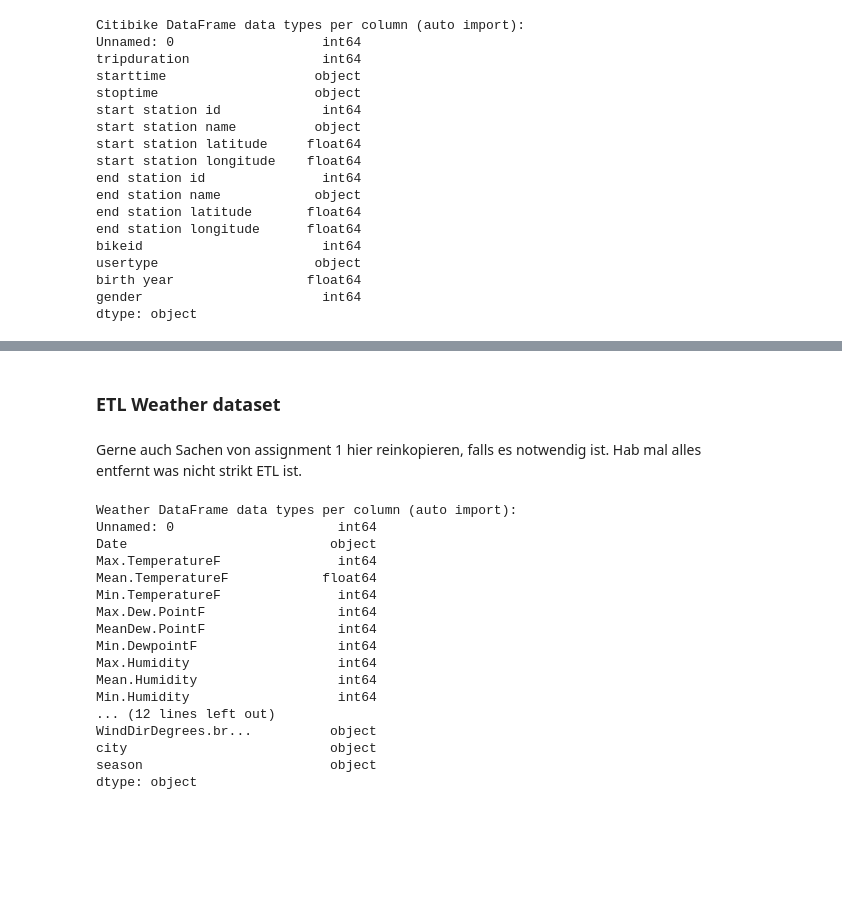
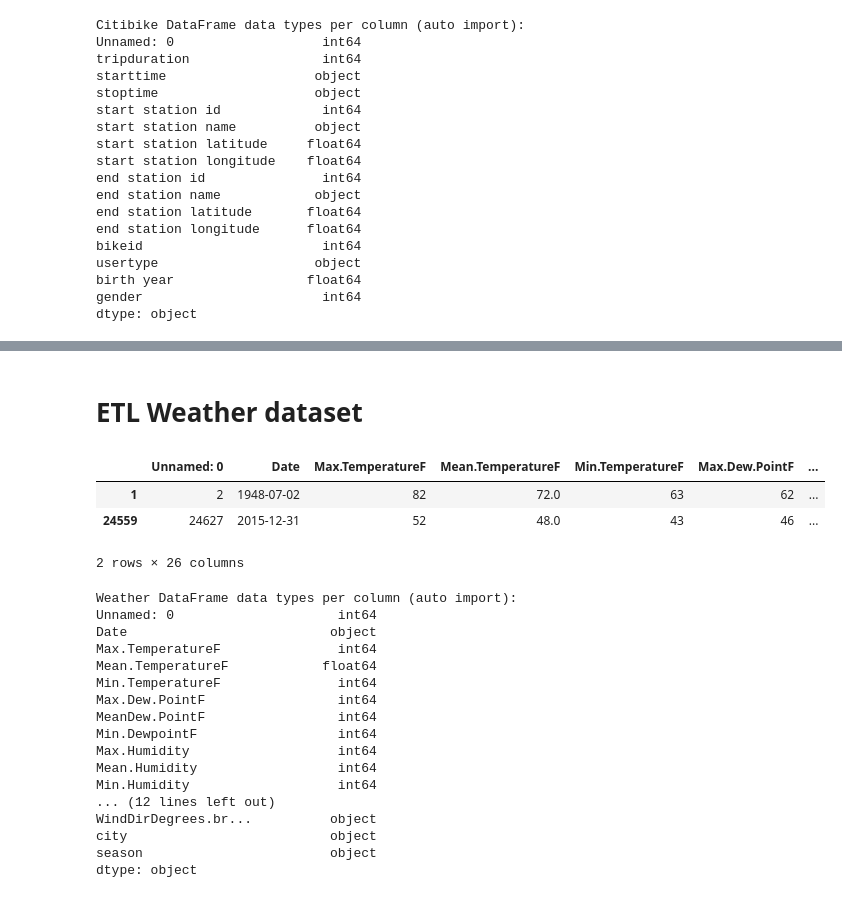
Before and after one commit to PaulPavlis/M3_BigData_MachineLearning, a Jupyter notebook: assignment_2_etl.ipynb, the cells around one changed output, grey strips where cells are left out. Drawn from its saved outputs; the diff is of its cells as text; code cells hidden in the pictures; blank space fills up the shorter version.

```diff
--- a/assignment_2_etl.ipynb
+++ b/assignment_2_etl.ipynb
@@ -15,14 +17,15 @@ data_pathname = os.path.join(os.getcwd(), "data")
 filename_citibike = "2015-citibike_tripdata_combined.csv"
 filename_citibike_sample = "2015-citibike_tripdata_combined_sample.csv"
 filename_weather = "weather_data_nyc.csv"
+encoding_type = "utf-8"
 
 use_sample_data = True # Change this flag if you want to use the full data set (~1,7gb). Warning: This will change the runtime significantly
 # %%
 df_citibike = pd.DataFrame()
 if use_sample_data:
-    df_citibike = pd.read_csv(os.path.join(data_pathname, filename_citibike_sample))
+    df_citibike = pd.read_csv(os.path.join(data_pathname, filename_citibike_sample), encoding=encoding_type)
 else:
-    df_citibike = pd.read_csv(os.path.join(data_pathname, filename_citibike))
+    df_citibike = pd.read_csv(os.path.join(data_pathname, filename_citibike), encoding=encoding_type)
 
-df_weather = pd.read_csv(os.path.join(data_pathname, filename_weather))
+df_weather = pd.read_csv(os.path.join(data_pathname, filename_weather), encoding=encoding_type)
 # %% [markdown]
@@ -49,6 +62,3 @@ usertype                    object
 birth year                 float64
 gender                       int64
 dtype: object
-# %%
-print("Convert column Date from object to datetime")
-df_weather['Date'] = pd.to_datetime(df_weather['Date'], format='%Y-%m-%d')
@@ -57,7 +190,12 @@ Gerne auch Sachen von assignment 1 hier reinkopieren, falls es notwendig ist. Ha
 # %% [markdown]
-### ETL Weather dataset
+# ETL Weather dataset
-# %% [markdown]
-Gerne auch Sachen von assignment 1 hier reinkopieren, falls es notwendig ist. Hab mal alles entfernt was nicht strikt ETL ist.
+# %%
+df_weather.iloc[[1, -1]]
+# %% [output]
+|  | Unnamed: 0 | Date | Max.TemperatureF | Mean.TemperatureF | Min.TemperatureF | Max.Dew.PointF | ... |
+| 1 | 2 | 1948-07-02 | 82 | 72.0 | 63 | 62 | ... |
+| 24559 | 24627 | 2015-12-31 | 52 | 48.0 | 43 | 46 | ... |
+2 rows × 26 columns
 # %%
 print("Weather DataFrame data types per column (auto import):")
 print(f"{df_weather.dtypes}")
```
Also changed, not shown: parts of 31 cells of this notebook.
